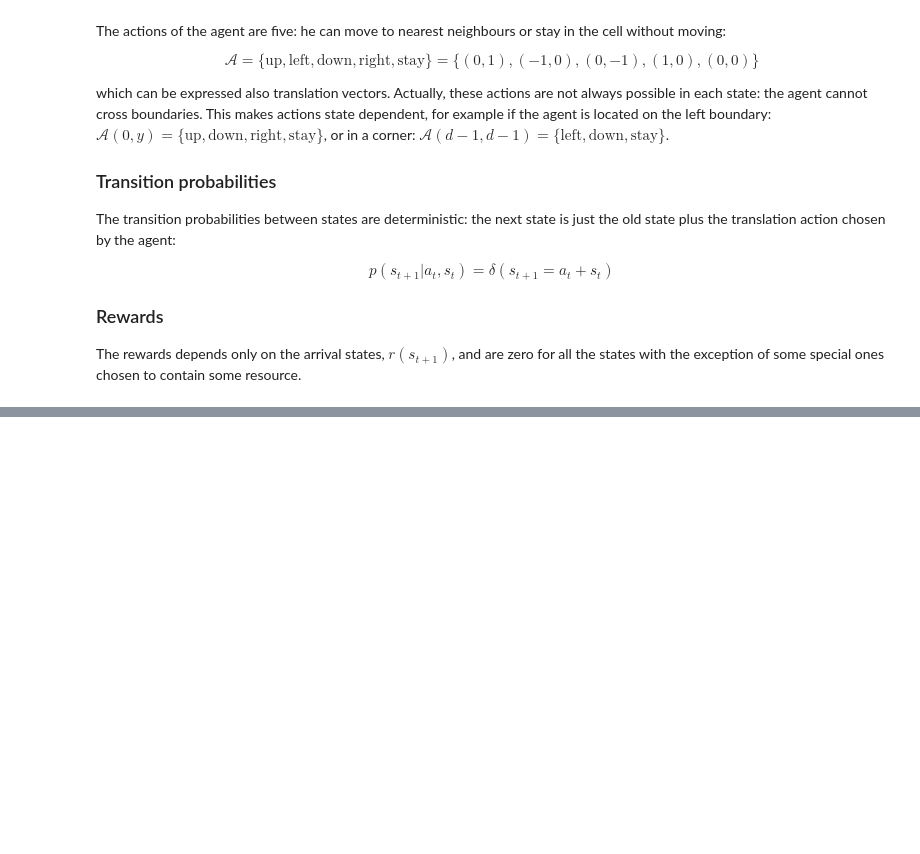
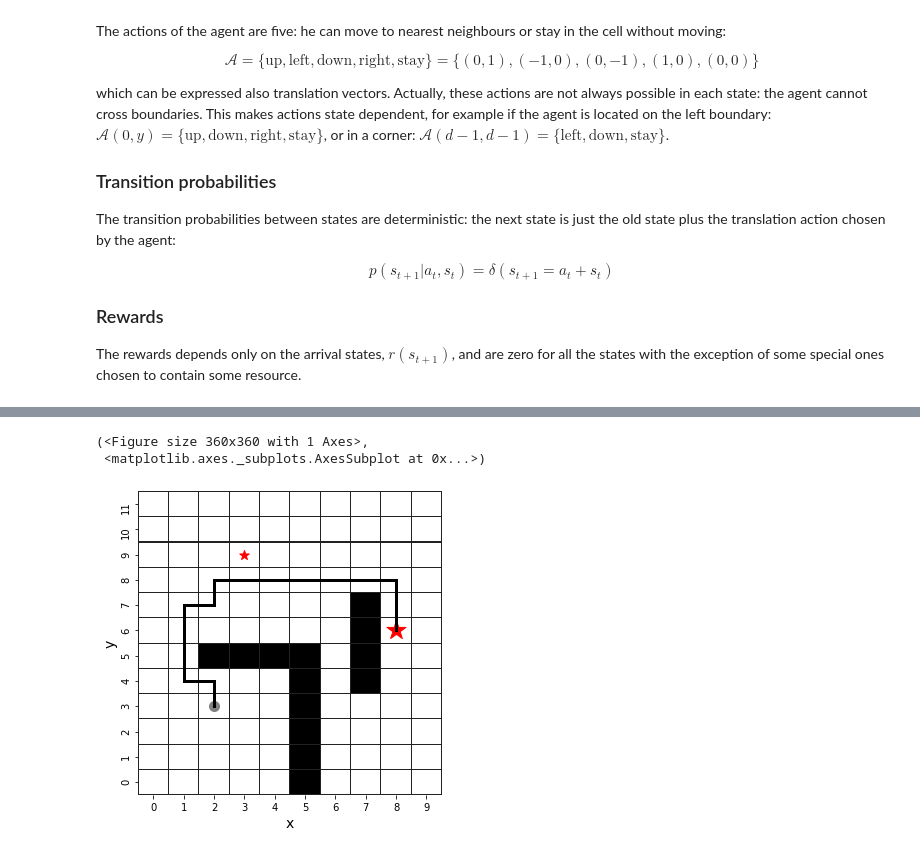
Before and after one commit to amazzoli/HPC-2020, a Jupyter notebook: 3-Gridworld/Gridworld_solution.ipynb, the cells around one changed output, grey strips where cells are left out. Drawn from its saved outputs; the diff is of its cells as text; code cells hidden in the pictures; blank space fills up the shorter version.

```diff
--- a/3-Gridworld/Gridworld_solution.ipynb
+++ b/3-Gridworld/Gridworld_solution.ipynb
@@ -53,0 +379,6 @@ The rewards depends only on the arrival states, $r(s_{t+1})$, and are zero for a
+# %%
+gridworld.display_best_path(agent.Q, start_cell, cmap=cm.get_cmap('inferno'), figsize=(5,5))
+# %% [output]
+(<Figure size 360x360 with 1 Axes>,
+ <matplotlib.axes._subplots.AxesSubplot at 0x...>)
+[figure, added]
```
Also changed, not shown: parts of 11 cells of this notebook, 5 other files.
